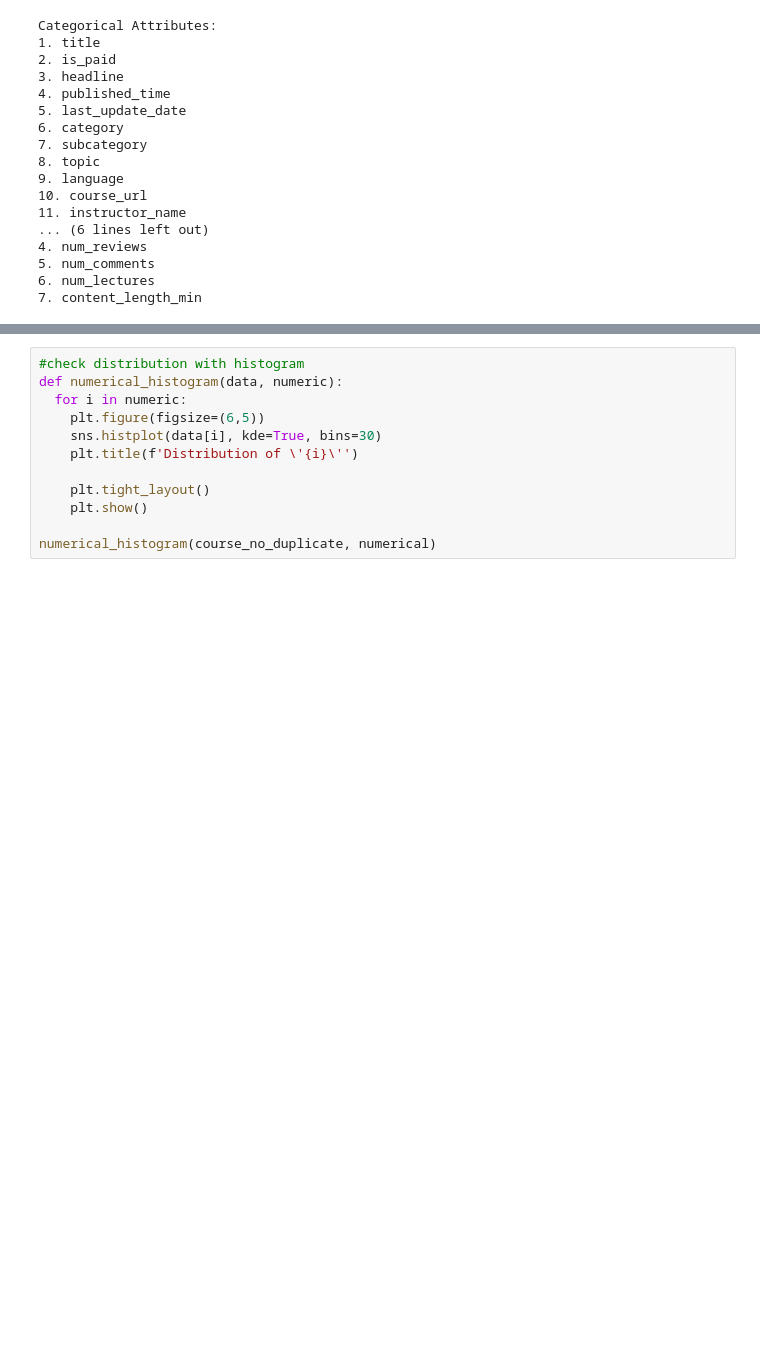
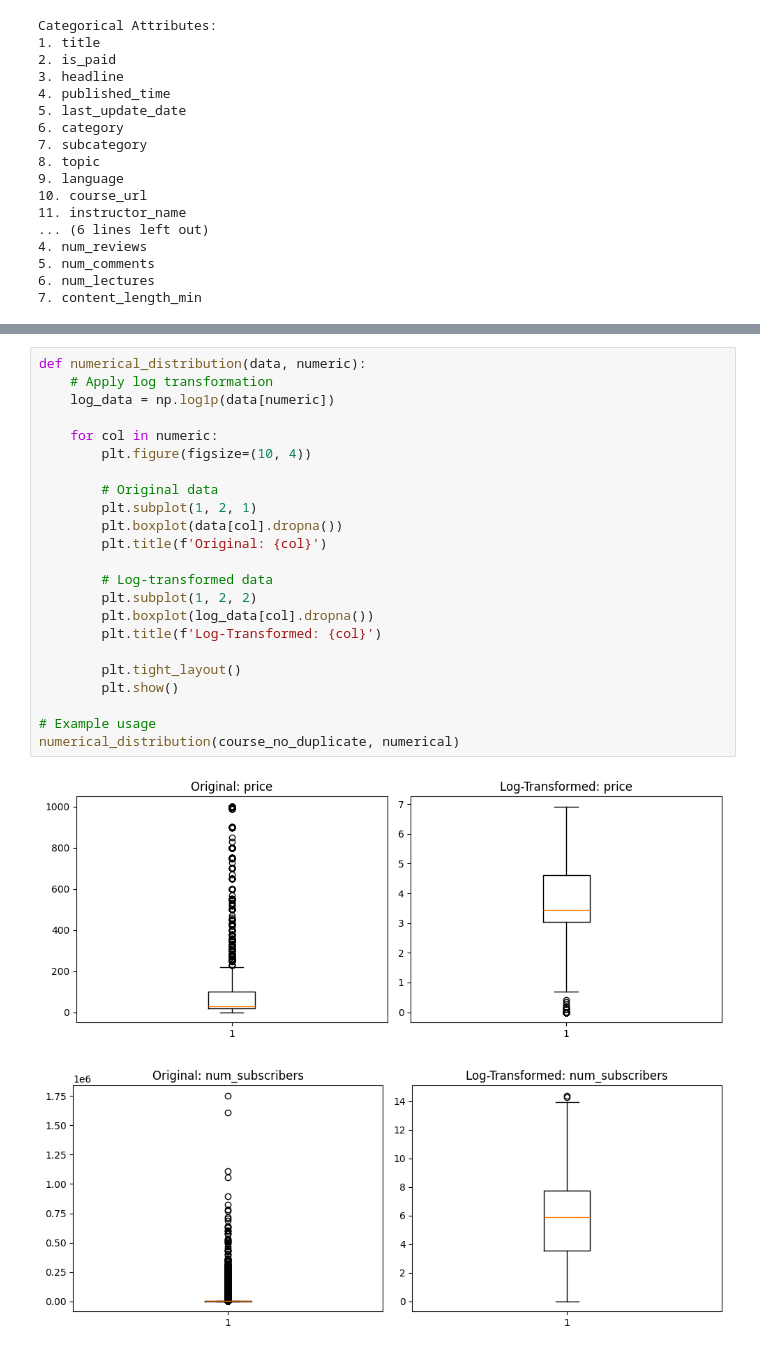
Before and after one commit to MuhammadRhakan/final-project, a Jupyter notebook: Course_Recommendation.ipynb, the cells around one changed output, grey strips where cells are left out. Drawn from its saved outputs; the diff is of its cells as text; blank space fills up the shorter version.

```diff
--- a/Course_Recommendation.ipynb
+++ b/Course_Recommendation.ipynb
@@ -244,12 +252,26 @@ numerical_boxplot(course_no_duplicate, numerical)
-# %%
-#check distribution with histogram
-def numerical_histogram(data, numeric):
-  for i in numeric:
-    plt.figure(figsize=(6,5))
-    sns.histplot(data[i], kde=True, bins=30)
-    plt.title(f'Distribution of \'{i}\'')
-
-    plt.tight_layout()
-    plt.show()
-
-numerical_histogram(course_no_duplicate, numerical)
+# %%
+def numerical_distribution(data, numeric):
+    # Apply log transformation
+    log_data = np.log1p(data[numeric])
+
+    for col in numeric:
+        plt.figure(figsize=(10, 4))
+
+        # Original data
+        plt.subplot(1, 2, 1)
+        plt.boxplot(data[col].dropna())
+        plt.title(f'Original: {col}')
+
+        # Log-transformed data
+        plt.subplot(1, 2, 2)
+        plt.boxplot(log_data[col].dropna())
+        plt.title(f'Log-Transformed: {col}')
+
+        plt.tight_layout()
+        plt.show()
+
+# Example usage
+numerical_distribution(course_no_duplicate, numerical)
+# %% [output]
+[figure, added]
+[figure, added]
```
Also changed, not shown: parts of 11 cells of this notebook.
